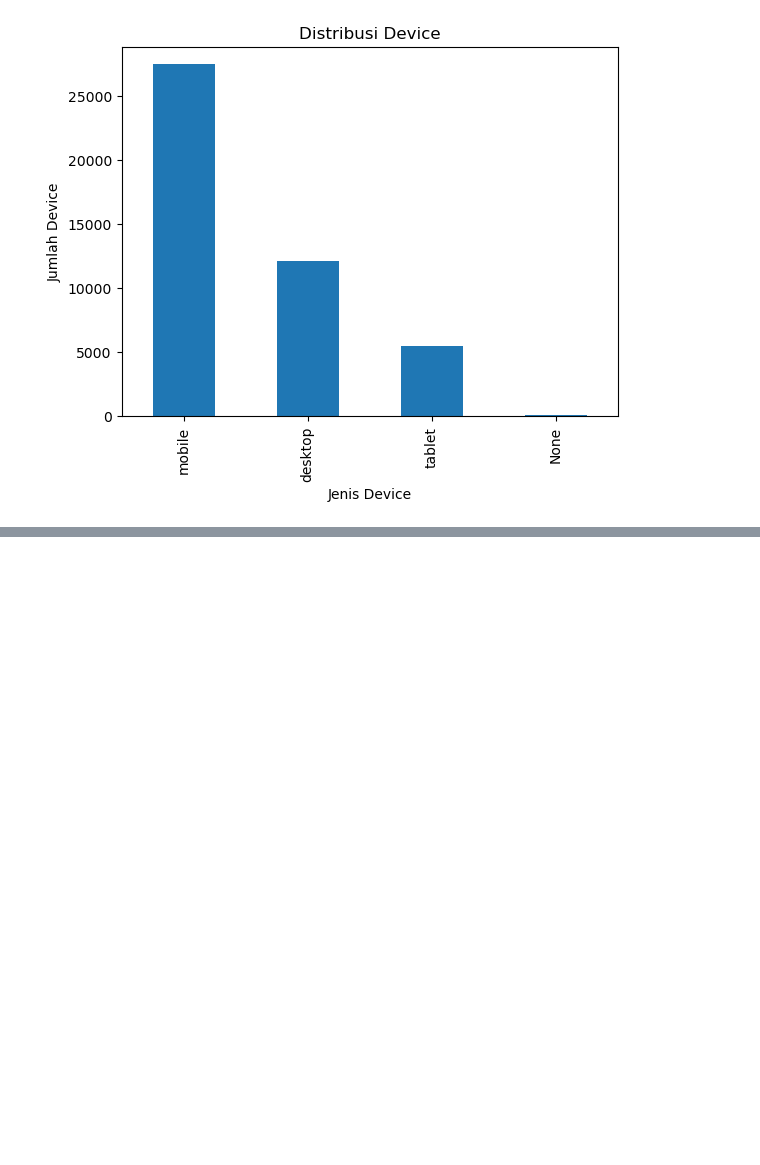
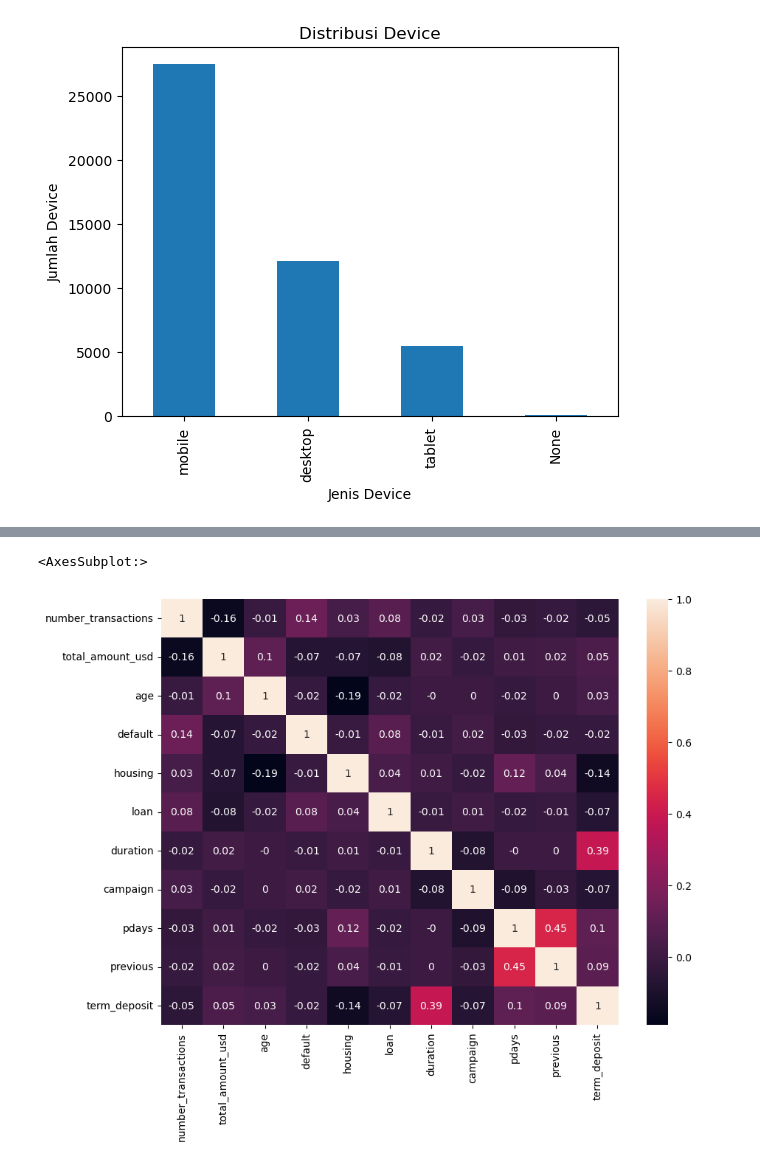
Before and after one commit to arsenewe/CDSP-KLSD, a Jupyter notebook: Day_2/CDSP_Septian Enggar Sukmana_Politeknik Negeri Malang/day_2_EDA.ipynb, the cells around one changed output, grey strips where cells are left out. Drawn from its saved outputs; the diff is of its cells as text; code cells hidden in the pictures; blank space fills up the shorter version.

```diff
--- a/Day_2/CDSP_Septian Enggar Sukmana_Politeknik Negeri Malang/day_2_EDA.ipynb
+++ b/Day_2/CDSP_Septian Enggar Sukmana_Politeknik Negeri Malang/day_2_EDA.ipynb
@@ -360,0 +363,3 @@ Text(0.5, 0, 'Jenis Device')
+# %%
+corr_matrix = dataUser.corr().round(2)
+corr_matrix
@@ -360,0 +379,6 @@ Text(0.5, 0, 'Jenis Device')
+# %%
+fig = plt.figure(figsize=(10,7.5))
+sns.heatmap(corr_matrix,annot=True)
+# %% [output]
+<AxesSubplot:>
+[figure, added]
```
Also changed, not shown: parts of 36 cells of this notebook.
